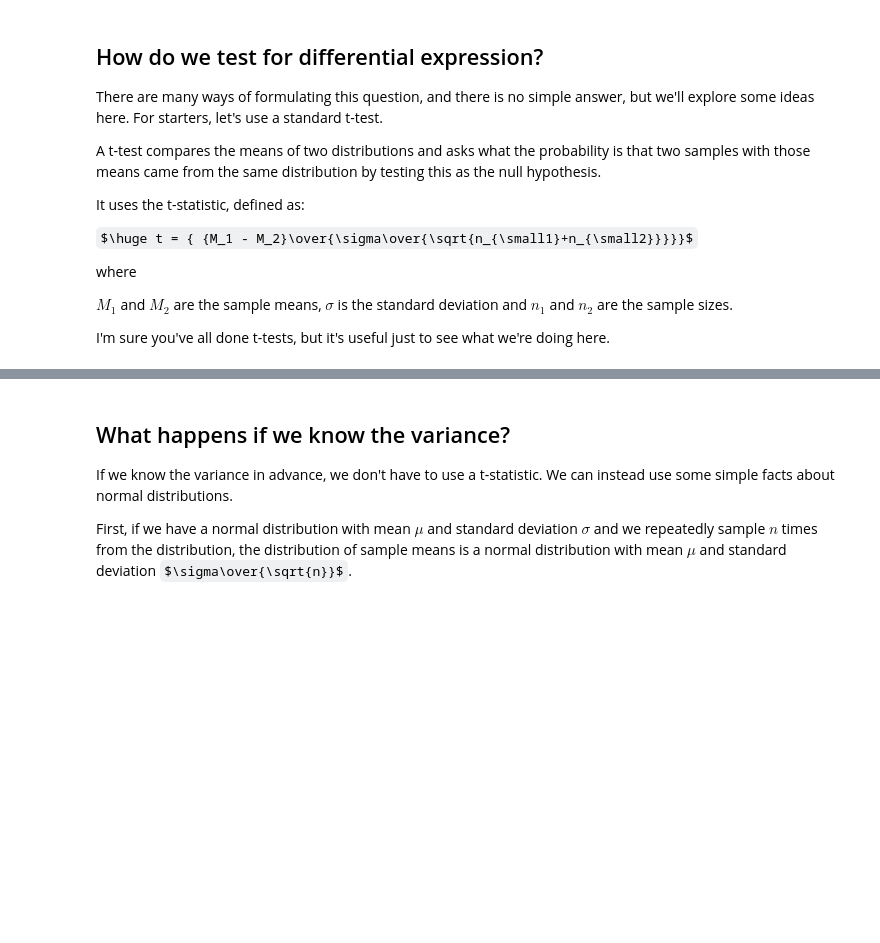
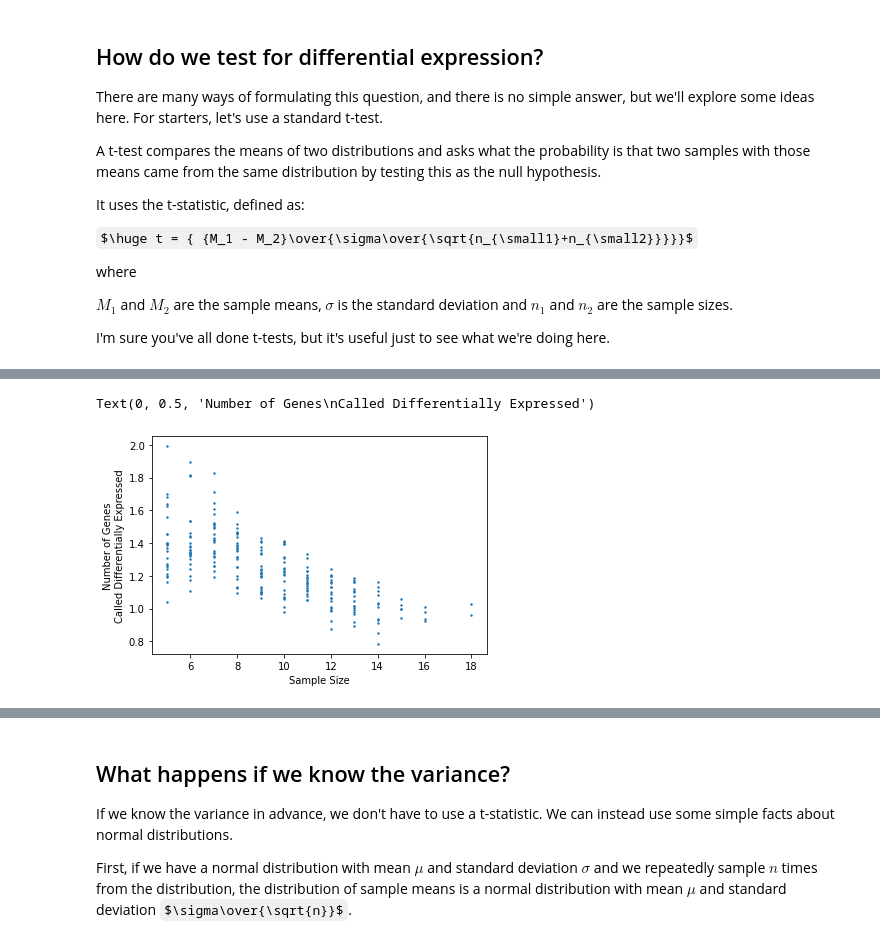
Before and after one commit to ucbmcb288/mcb288, a Jupyter notebook: RNAseq_Replication/MCB288_Barton_PartThree.ipynb, the cells around one changed output, grey strips where cells are left out. Saved outputs shown, nothing was run; the diff lists cells and outputs as text; code cells hidden in the pictures; some formulas as TeX source; blank space fills up the shorter version.

```diff
--- a/RNAseq_Replication/MCB288_Barton_PartThree.ipynb
+++ b/RNAseq_Replication/MCB288_Barton_PartThree.ipynb
@@ -270,0 +362,7 @@ plt.scatter(results[:,0],results[:,2],alpha=.1)
+# %%
+plt.scatter(tt.sample_size,tt.de, s= 2)
+plt.xlabel('Sample Size')
+plt.ylabel('Number of Genes\nCalled Differentially Expressed')
+# %% [output]
+Text(0, 0.5, 'Number of Genes\nCalled Differentially Expressed')
+[figure, added]
```
Also changed, not shown: parts of 35 cells of this notebook.
